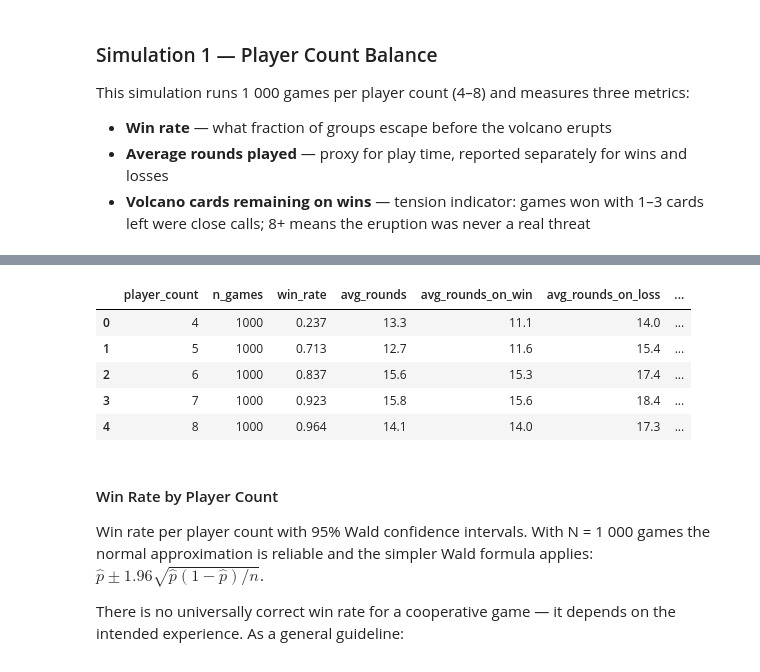
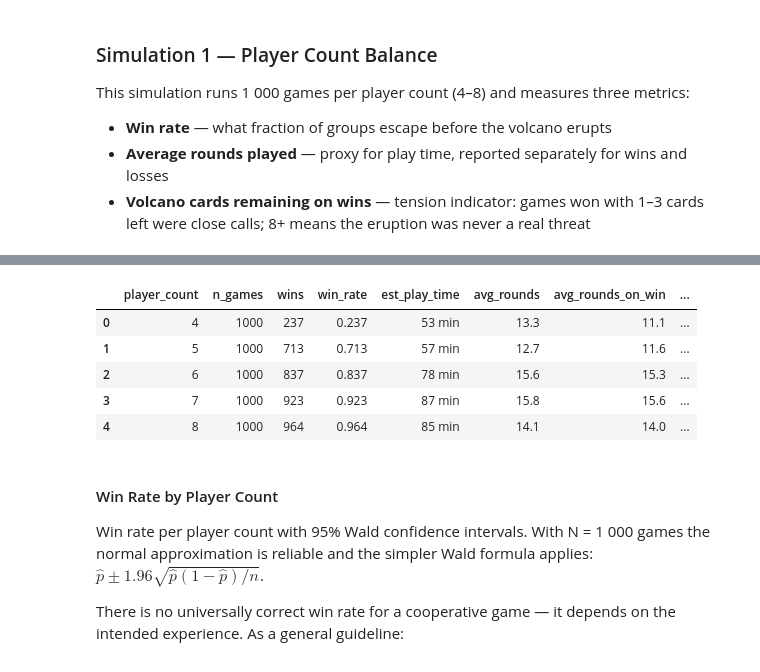
Before and after one commit to simo21-ss/volcano-rush, a Jupyter notebook: notebooks/simulation.ipynb, the cells around one changed output, grey strips where cells are left out. Drawn from its saved outputs; the diff is of its cells as text; code cells hidden in the pictures.

Commit message:
Add win count and estimated play time to summary table in simulation results

```diff
--- a/notebooks/simulation.ipynb
+++ b/notebooks/simulation.ipynb
@@ -312,6 +314,9 @@ Each row is one player count. The table tracks three dimensions of balance: how
 | `median_volcano_remaining_on_win` | Median volcano cards left on wins | More robust to outliers than the mean; the primary tension indicator | Low (1–4) for tension |
 | `median_rounds_gap` | Median rounds on loss − Median rounds on win | Measures tension: how similar are wins and losses in length? A small positive value means losses drag on slightly longer than wins, which feels fair — the team kept fighting until the end. A large positive value means losses are frustratingly long. A negative value means the team collapses early on losses, which feels punishing rather than tense. | Small positive (1–3 rounds) |
 # %%
+BASE_MINUTES_PER_ROUND = 2.0   # fixed overhead per round (discussion, draw, resolution, bookkeeping)
+MINUTES_PER_PLAYER = 0.5   # additional time per player for action decisions and resource management
+
 results = pd.DataFrame([
     {
         "player_count": player_count,
@@ -347,44 +352,46 @@ summary = (
 ).reset_index()
 
 summary["win_rate"] = (summary["wins"] / summary["n_games"]).round(3)
 summary["median_rounds_gap"] = (summary["median_rounds_on_loss"] - summary["median_rounds_on_win"]).astype(int)
-summary = summary.drop(columns = ["wins", "median_rounds_on_win", "median_rounds_on_loss"])
+
+minutes_per_round = BASE_MINUTES_PER_ROUND + MINUTES_PER_PLAYER * summary["player_count"]
+estimated_minutes = (summary["avg_rounds"] * minutes_per_round).round().astype(int)
+summary["est_play_time"] = estimated_minutes.astype(str) + " min"
 
 float_cols = [
     "avg_rounds",
     "avg_rounds_on_win",
     "avg_rounds_on_loss",
     "avg_volcano_remaining_on_win",
 ]
 
-int_cols = [
-    "median_volcano_remaining_on_win",
-    "median_rounds_gap"
-]
+int_cols = ["median_volcano_remaining_on_win", "median_rounds_gap"]
 
 summary[float_cols] = summary[float_cols].round(1)
 summary[int_cols] = summary[int_cols].round(0).astype(int)
 
 summary = summary[[
     "player_count",
     "n_games",
+    "wins",
     "win_rate",
+    "est_play_time",
     "avg_rounds",
     "avg_rounds_on_win",
     "avg_rounds_on_loss",
     "avg_volcano_remaining_on_win",
     "median_volcano_remaining_on_win",
     "median_rounds_gap",
 ]]
 
 summary
 # %% [output]
-|  | player_count | n_games | win_rate | avg_rounds | avg_rounds_on_win | avg_rounds_on_loss | ... |
-| 0 | 4 | 1000 | 0.237 | 13.3 | 11.1 | 14.0 | ... |
-| 1 | 5 | 1000 | 0.713 | 12.7 | 11.6 | 15.4 | ... |
-| 2 | 6 | 1000 | 0.837 | 15.6 | 15.3 | 17.4 | ... |
-| 3 | 7 | 1000 | 0.923 | 15.8 | 15.6 | 18.4 | ... |
-| 4 | 8 | 1000 | 0.964 | 14.1 | 14.0 | 17.3 | ... |
+|  | player_count | n_games | wins | win_rate | est_play_time | avg_rounds | avg_rounds_on_win | ... |
+| 0 | 4 | 1000 | 237 | 0.237 | 53 min | 13.3 | 11.1 | ... |
+| 1 | 5 | 1000 | 713 | 0.713 | 57 min | 12.7 | 11.6 | ... |
+| 2 | 6 | 1000 | 837 | 0.837 | 78 min | 15.6 | 15.3 | ... |
+| 3 | 7 | 1000 | 923 | 0.923 | 87 min | 15.8 | 15.6 | ... |
+| 4 | 8 | 1000 | 964 | 0.964 | 85 min | 14.1 | 14.0 | ... |
 # %% [markdown]
 #### Win Rate by Player Count
 
```
Also changed, not shown: parts of 1 cell of this notebook.
